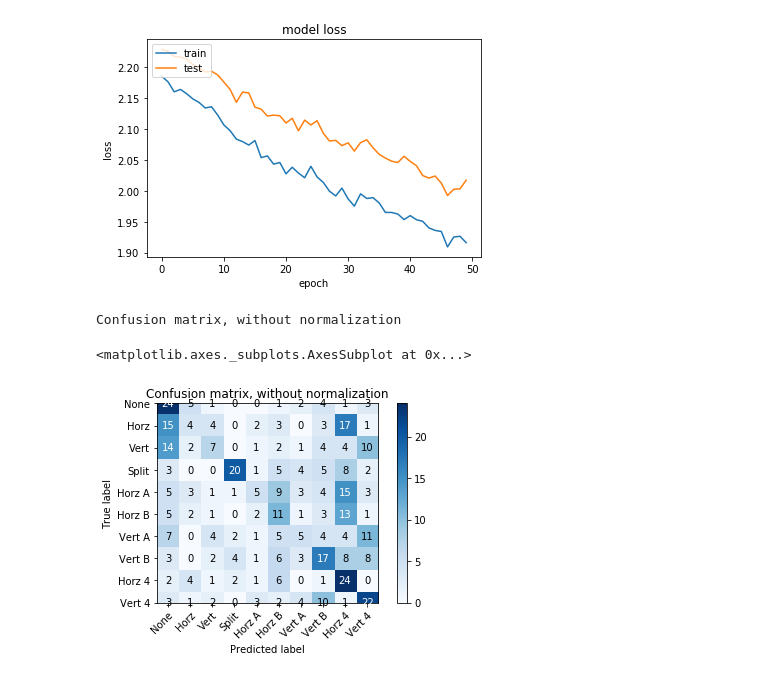
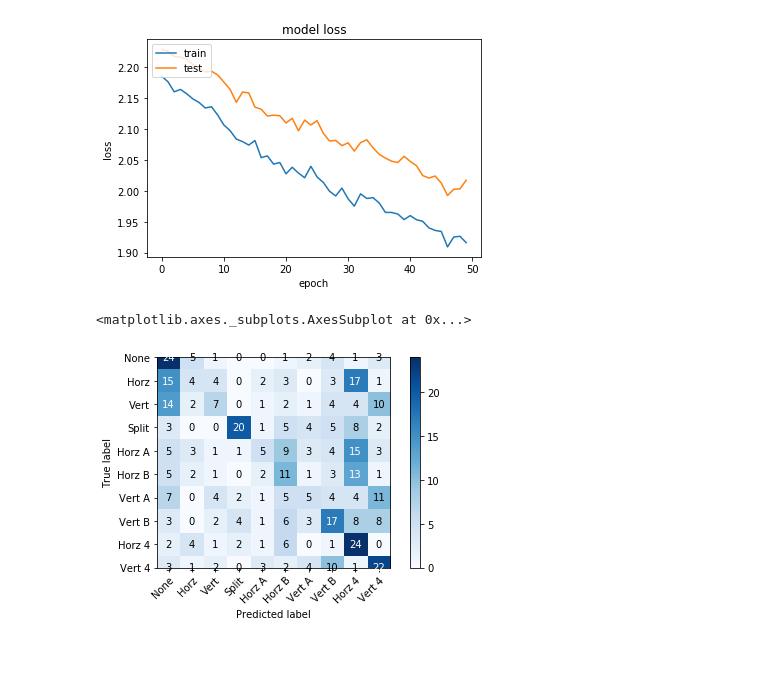
Before and after one commit to epadam/CNN_AV1, a Jupyter notebook: training/training.ipynb, the cells around one changed output. Saved outputs shown, nothing was run; the diff lists cells and outputs as text; code cells hidden in the pictures.

```diff
--- a/training/training.ipynb
+++ b/training/training.ipynb
@@ -258,21 +258,21 @@ def plot_confusion_matrix(y_true, y_pred, classes,
     This function prints and plots the confusion matrix.
     Normalization can be applied by setting `normalize=True`.
     """
-    if not title:
-        if normalize:
-            title = 'Normalized confusion matrix'
-        else:
-            title = 'Confusion matrix, without normalization'
+    # if not title:
+    #     if normalize:
+    #         title = 'Normalized confusion matrix'
+    #     else:
+    #         title = 'Confusion matrix, without normalization'
 
     # Compute confusion matrix
     cm = confusion_matrix(y_true, y_pred)
     # Only use the labels that appear in the data
     #classes = classes[unique_labels(y_true, y_pred)]
-    if normalize:
-        cm = cm.astype('float') / cm.sum(axis=1)[:, np.newaxis]
-        print("Normalized confusion matrix")
-    else:
-        print('Confusion matrix, without normalization')
+    # if normalize:
+    #     cm = cm.astype('float') / cm.sum(axis=1)[:, np.newaxis]
+    #     print("Normalized confusion matrix")
+    # else:
+    #     print('Confusion matrix, without normalization')
 
     #print(cm)
 
@@ -305,18 +305,16 @@ def plot_confusion_matrix(y_true, y_pred, classes,
 # %%
 y_pred = model.predict([raw_test, qp_test])
 y_index =np.zeros(len(y_pred))
 
 for i in range(len(y_pred)):
     y_index[i] = np.argmax(y_pred[i])
 
 y_test = y_test.astype(int)
 y_index = y_index.astype(int)
 
 class_names = ["None", "Horz", "Vert", "Split", "Horz A", "Horz B", "Vert A", "Vert B", "Horz 4", "Vert 4"]
 
-plot_confusion_matrix(y_test, y_index, classes=class_names,
-                      title='Confusion matrix, without normalization')
+plot_confusion_matrix(y_test, y_index, classes=class_names)
 # %% [output]
-Confusion matrix, without normalization
+<matplotlib.axes._subplots.AxesSubplot at 0x...>
-<matplotlib.axes._subplots.AxesSubplot at 0x...>
-[figure, old version]
+[figure, new version]
```
